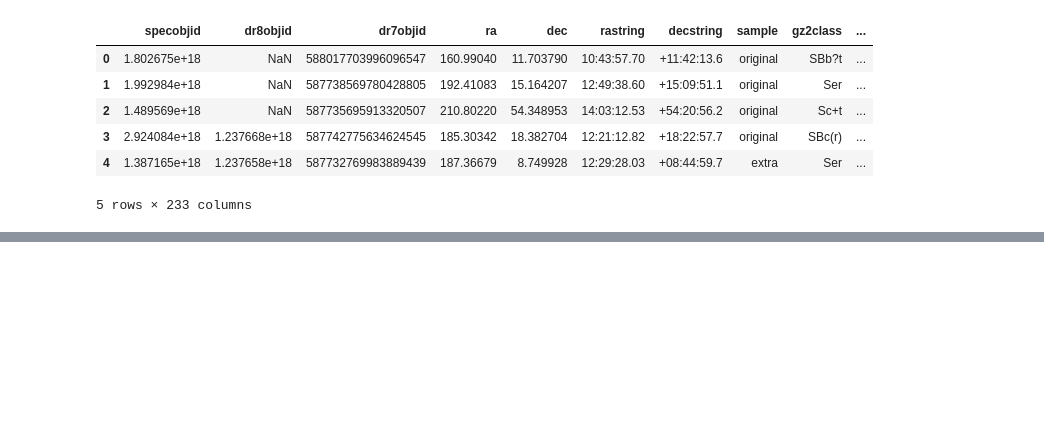
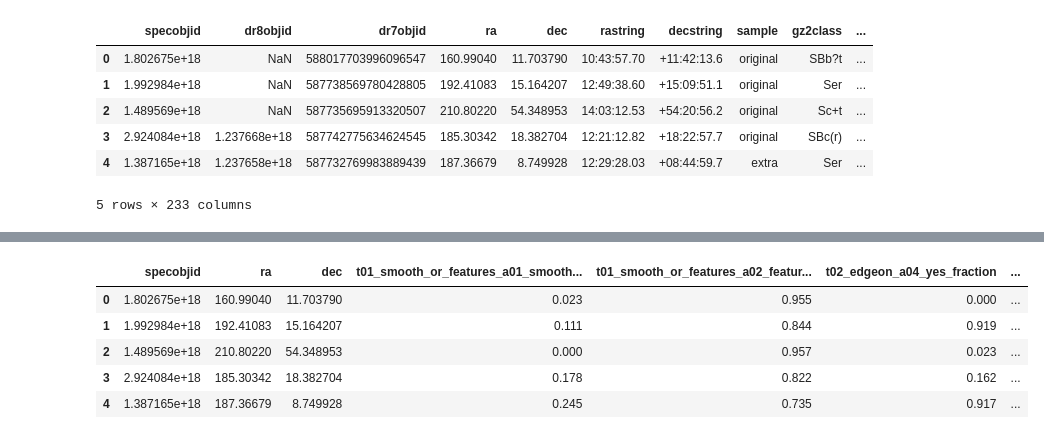
Before and after one commit to la2015-hw/Group_10, a Jupyter notebook: test.ipynb, the cells around one changed output, grey strips where cells are left out. Drawn from its saved outputs; the diff is of its cells as text; code cells hidden in the pictures; blank space fills up the shorter version.

```diff
--- a/test.ipynb
+++ b/test.ipynb
@@ -28,0 +86,12 @@ df.head()
+# %%
+feature_cols = ['specobjid', 'ra', 'dec']
+df_small = df[feature_cols + selected_targets]
+
+df_small.head()
+# %% [output]
+|  | specobjid | ra | dec | t01_smooth_or_features_a01_smooth... | t01_smooth_or_features_a02_featur... | t02_edgeon_a04_yes_fraction | ... |
+| 0 | 1.802675e+18 | 160.99040 | 11.703790 | 0.023 | 0.955 | 0.000 | ... |
+| 1 | 1.992984e+18 | 192.41083 | 15.164207 | 0.111 | 0.844 | 0.919 | ... |
+| 2 | 1.489569e+18 | 210.80220 | 54.348953 | 0.000 | 0.957 | 0.023 | ... |
+| 3 | 2.924084e+18 | 185.30342 | 18.382704 | 0.178 | 0.822 | 0.162 | ... |
+| 4 | 1.387165e+18 | 187.36679 | 8.749928 | 0.245 | 0.735 | 0.917 | ... |
```
Also changed, not shown: parts of 10 cells of this notebook.
